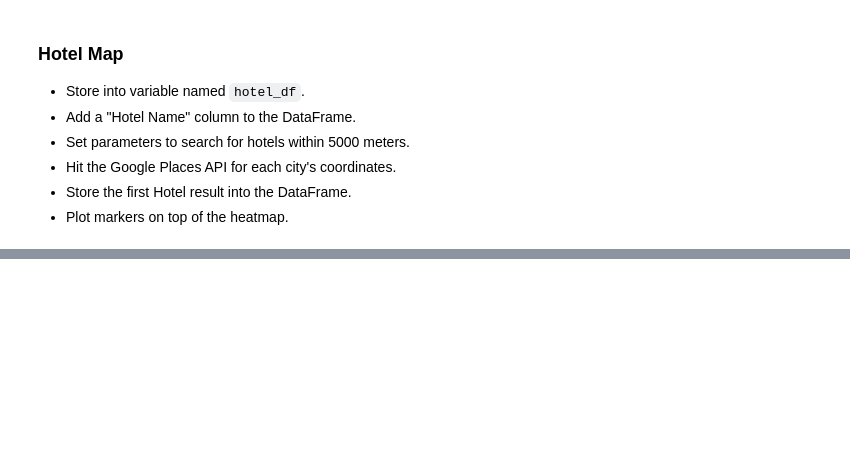
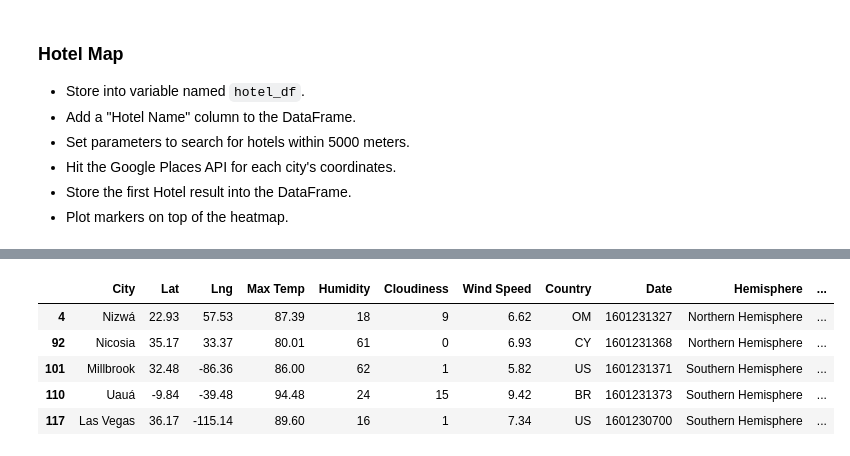
Before and after one commit to jbski/python-api-challenge, a Jupyter notebook: VacationPy/VacationPy.ipynb, the cells around one changed output, grey strips where cells are left out. Drawn from its saved outputs; the diff is of its cells as text; code cells hidden in the pictures; blank space fills up the shorter version.

```diff
--- a/VacationPy/VacationPy.ipynb
+++ b/VacationPy/VacationPy.ipynb
@@ -99,0 +115,33 @@ hotel_df.head()
+# %%
+hotel_list = []
+
+
+distance = '5000'
+act_type = 'Hotel'
+keyword = 'Hotel'
+
+#API structure from API documentation
+#"https://maps.googleapis.com/maps/api/place/nearbysearch/json?
+#location=-33.8670522,151.1957362&radius=1500&type=restaurant&keyword=cruise&key=YOUR_API_KEY"
+
+hotel_url = 'https://maps.googleapis.com/maps/api/place/nearbysearch/json?location='
+
+for index, row in hotel_df.iterrows():
+    latitude = row["Lat"]
+    longitude = row["Lng"]
+
+    hotel_url = "https://maps.googleapis.com/maps/api/place/nearbysearch/json?location="
+    location = f'{latitude},{longitude}'
+    hotels = (hotel_url + location + '&radius=' + distance + '&type=' + act_type + '&keyword=' + keyword + '&key=' + g_key)
+
+    response = requests.get(hotels)
+
+    response = response.json()
+
+    try:
+        hotel_list.append(response['results'][0]['name'])
+    except:
+        hotel_list.append(np.nan)
+
+
+hotel_list
@@ -99,0 +166,11 @@ hotel_df.head()
+# %%
+hotel_df["Hotel Name"] = hotel_list
+hotel_df.dropna(axis = 0, how="any", inplace=True)
+hotel_df.head()
+# %% [output]
+|  | City | Lat | Lng | Max Temp | Humidity | Cloudiness | Wind Speed | Country | Date | Hemisphere | ... |
+| 4 | Nizwá | 22.93 | 57.53 | 87.39 | 18 | 9 | 6.62 | OM | 1601231327 | Northern Hemisphere | ... |
+| 92 | Nicosia | 35.17 | 33.37 | 80.01 | 61 | 0 | 6.93 | CY | 1601231368 | Northern Hemisphere | ... |
+| 101 | Millbrook | 32.48 | -86.36 | 86.00 | 62 | 1 | 5.82 | US | 1601231371 | Southern Hemisphere | ... |
+| 110 | Uauá | -9.84 | -39.48 | 94.48 | 24 | 15 | 9.42 | BR | 1601231373 | Southern Hemisphere | ... |
+| 117 | Las Vegas | 36.17 | -115.14 | 89.60 | 16 | 1 | 7.34 | US | 1601230700 | Southern Hemisphere | ... |
```
Also changed, not shown: parts of 5 cells of this notebook.
